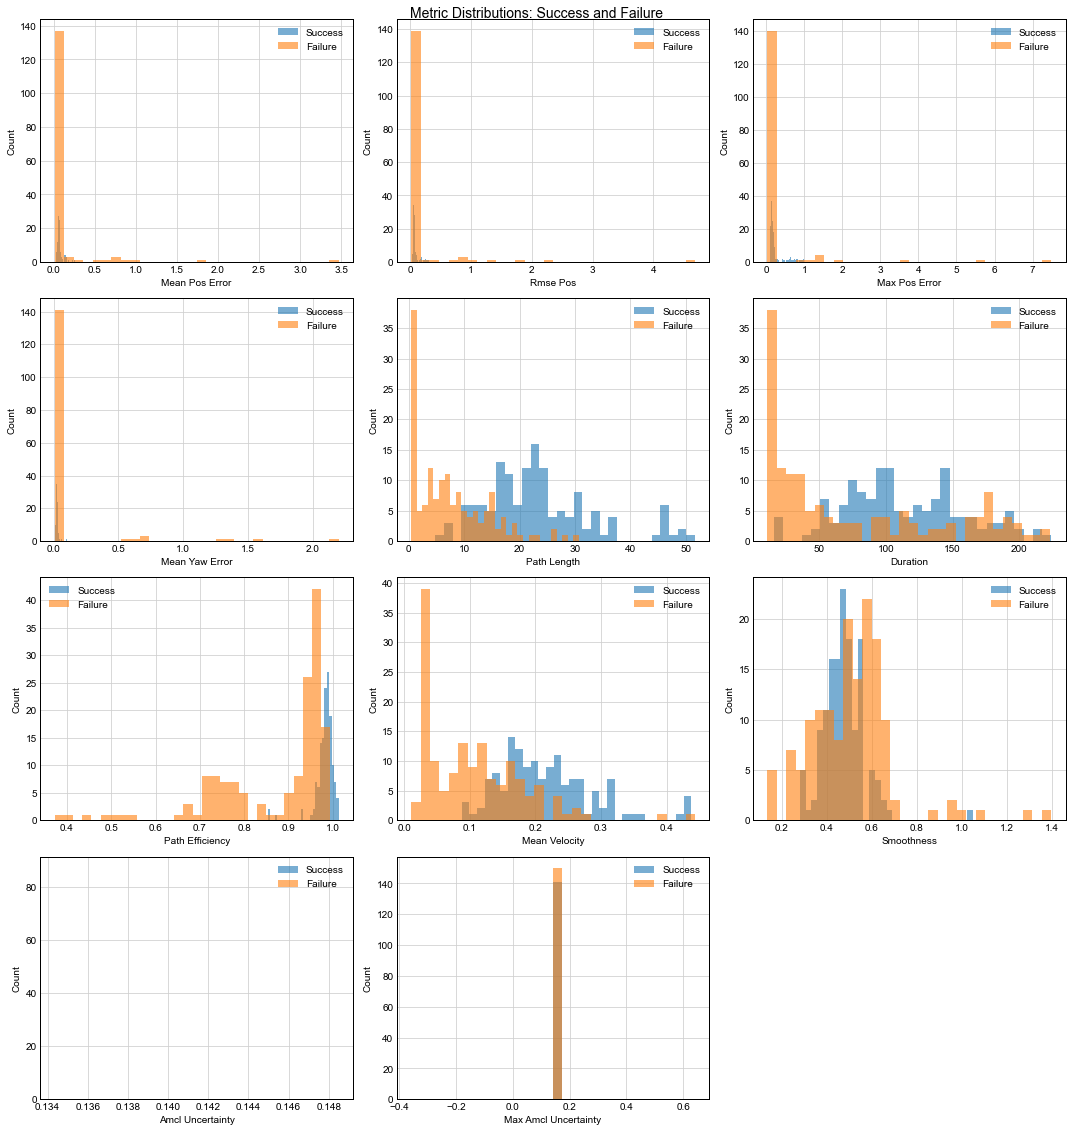
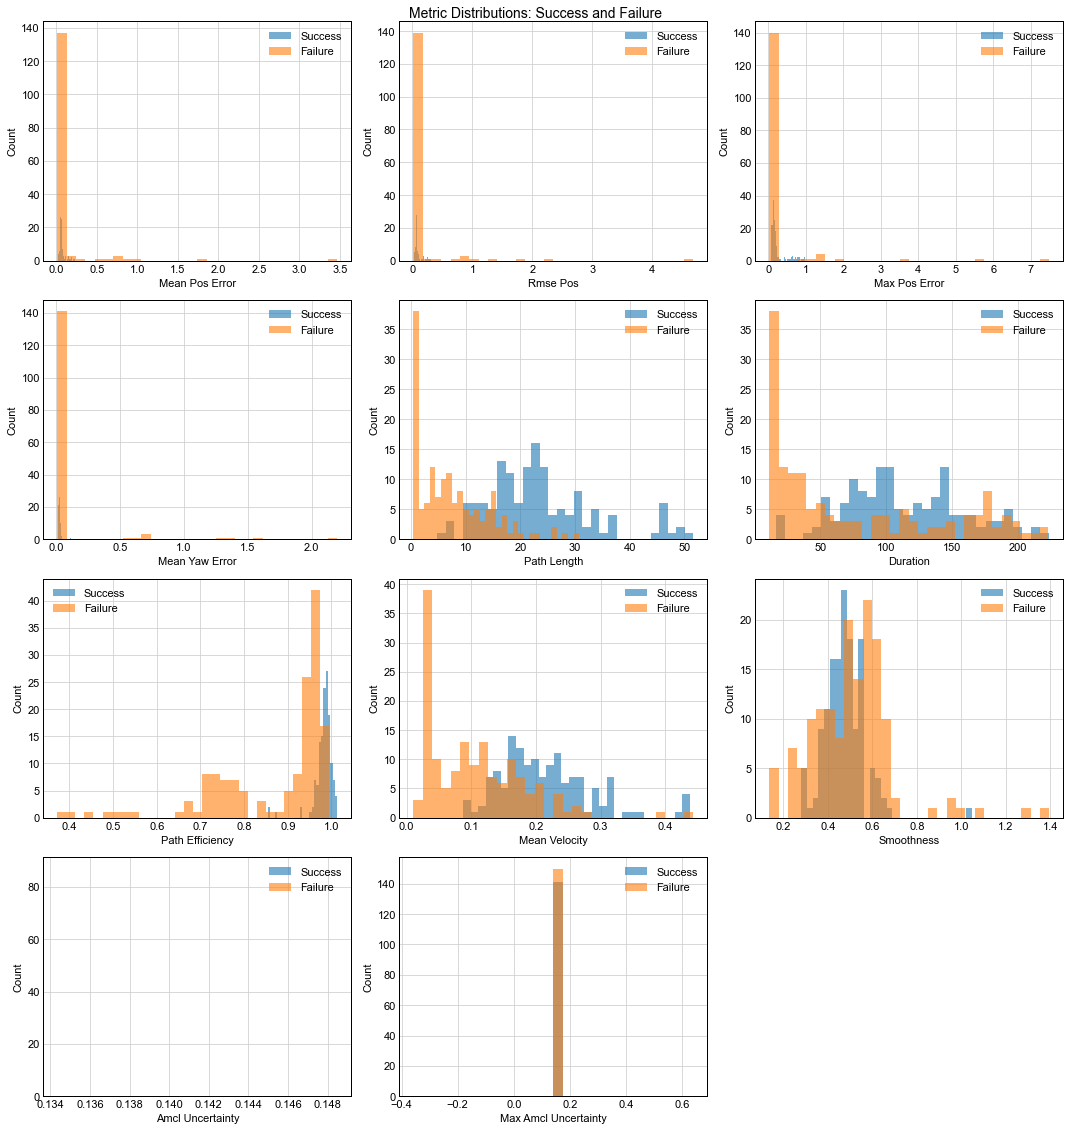
Code edit (unified diff) that turned the first committed figure into the second:
--- before
+++ after
@@ -19,4 +19,4 @@
 plt.suptitle('Metric Distributions: Success and Failure', fontsize=14)
 plt.tight_layout()
-plt.savefig(IMAGES_PATH / 'metric_distributions.png', dpi=150)
+plt.savefig(IMAGES_PATH / 'metric_distributions.png', dpi=150, **SAVEFIG_KW)
 plt.show()

Commit: fig_and_axes_color_fix2